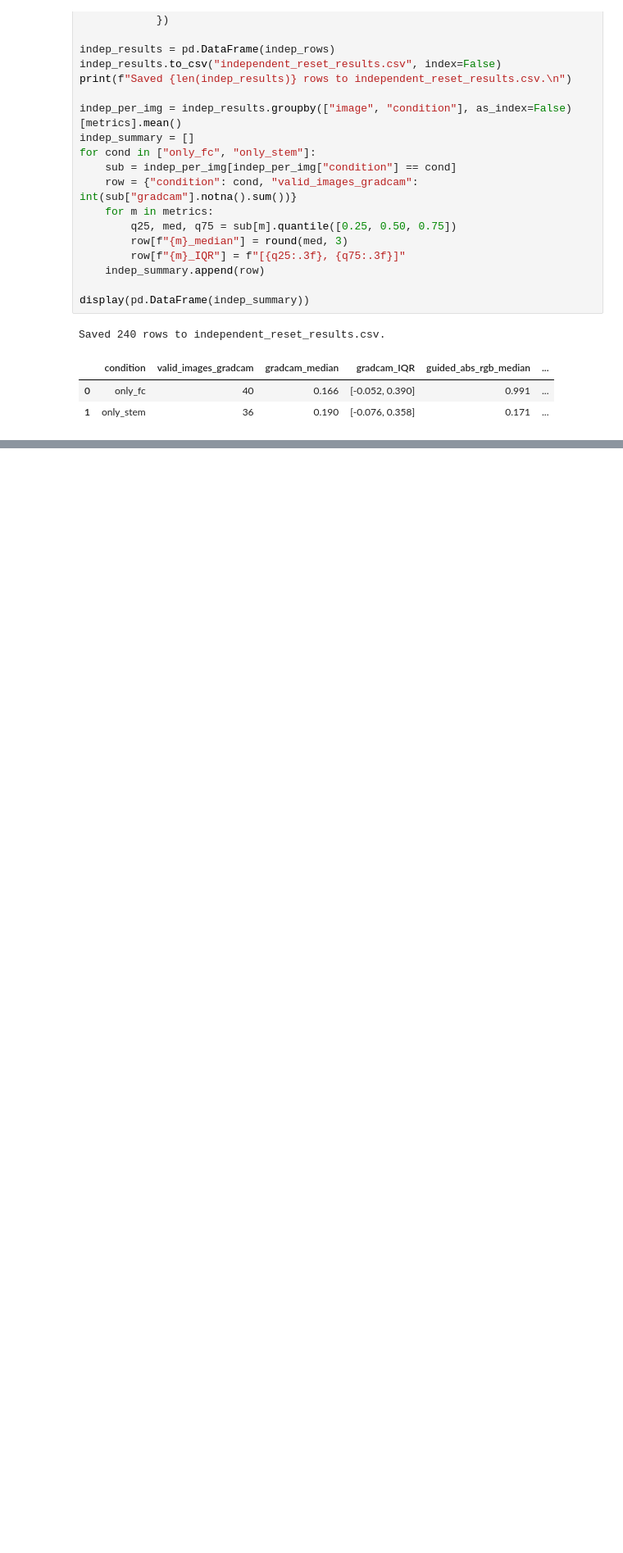
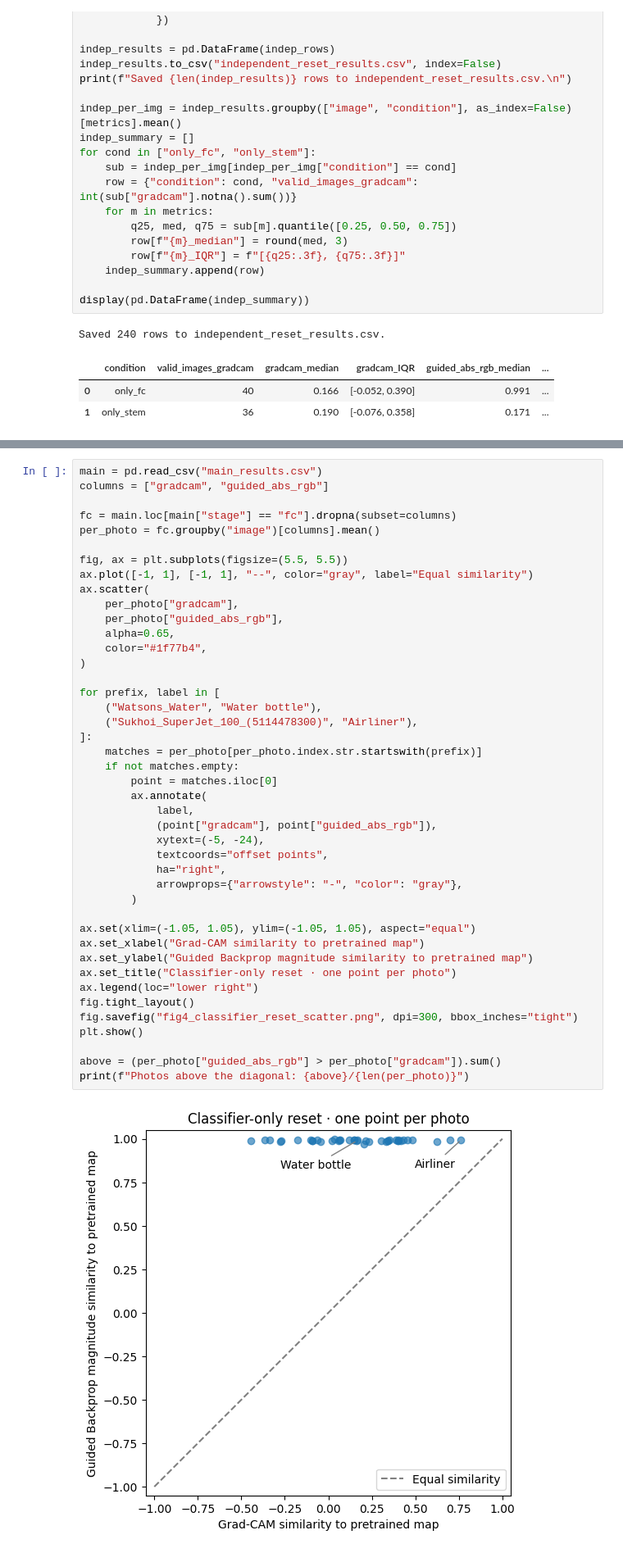
Before and after one commit to animusoyan/ds330-saliency-sanity-checks, a Jupyter notebook: experiment.ipynb, the cells around one changed output, grey strips where cells are left out. Shown at 82% size. Cells and saved outputs as stored; diff of their text form; blank space fills up the shorter version.

```diff
--- a/experiment.ipynb
+++ b/experiment.ipynb
@@ -467,0 +516,45 @@ Saved 240 rows to independent_reset_results.csv.
+# %%
+main = pd.read_csv("main_results.csv")
+columns = ["gradcam", "guided_abs_rgb"]
+
+fc = main.loc[main["stage"] == "fc"].dropna(subset=columns)
+per_photo = fc.groupby("image")[columns].mean()
+
+fig, ax = plt.subplots(figsize=(5.5, 5.5))
+ax.plot([-1, 1], [-1, 1], "--", color="gray", label="Equal similarity")
+ax.scatter(
+    per_photo["gradcam"],
+    per_photo["guided_abs_rgb"],
+    alpha=0.65,
+    color="#1f77b4",
+)
+
+for prefix, label in [
+    ("Watsons_Water", "Water bottle"),
+    ("Sukhoi_SuperJet_100_(5114478300)", "Airliner"),
+]:
+    matches = per_photo[per_photo.index.str.startswith(prefix)]
+    if not matches.empty:
+        point = matches.iloc[0]
+        ax.annotate(
+            label,
+            (point["gradcam"], point["guided_abs_rgb"]),
+            xytext=(-5, -24),
+            textcoords="offset points",
+            ha="right",
+            arrowprops={"arrowstyle": "-", "color": "gray"},
+        )
+
+ax.set(xlim=(-1.05, 1.05), ylim=(-1.05, 1.05), aspect="equal")
+ax.set_xlabel("Grad-CAM similarity to pretrained map")
+ax.set_ylabel("Guided Backprop magnitude similarity to pretrained map")
+ax.set_title("Classifier-only reset · one point per photo")
+ax.legend(loc="lower right")
+fig.tight_layout()
+fig.savefig("fig4_classifier_reset_scatter.png", dpi=300, bbox_inches="tight")
+plt.show()
+
+above = (per_photo["guided_abs_rgb"] > per_photo["gradcam"]).sum()
+print(f"Photos above the diagonal: {above}/{len(per_photo)}")
+# %% [output]
+[figure, added]
```
Also changed, not shown: parts of 6 cells of this notebook, 2 other files.
